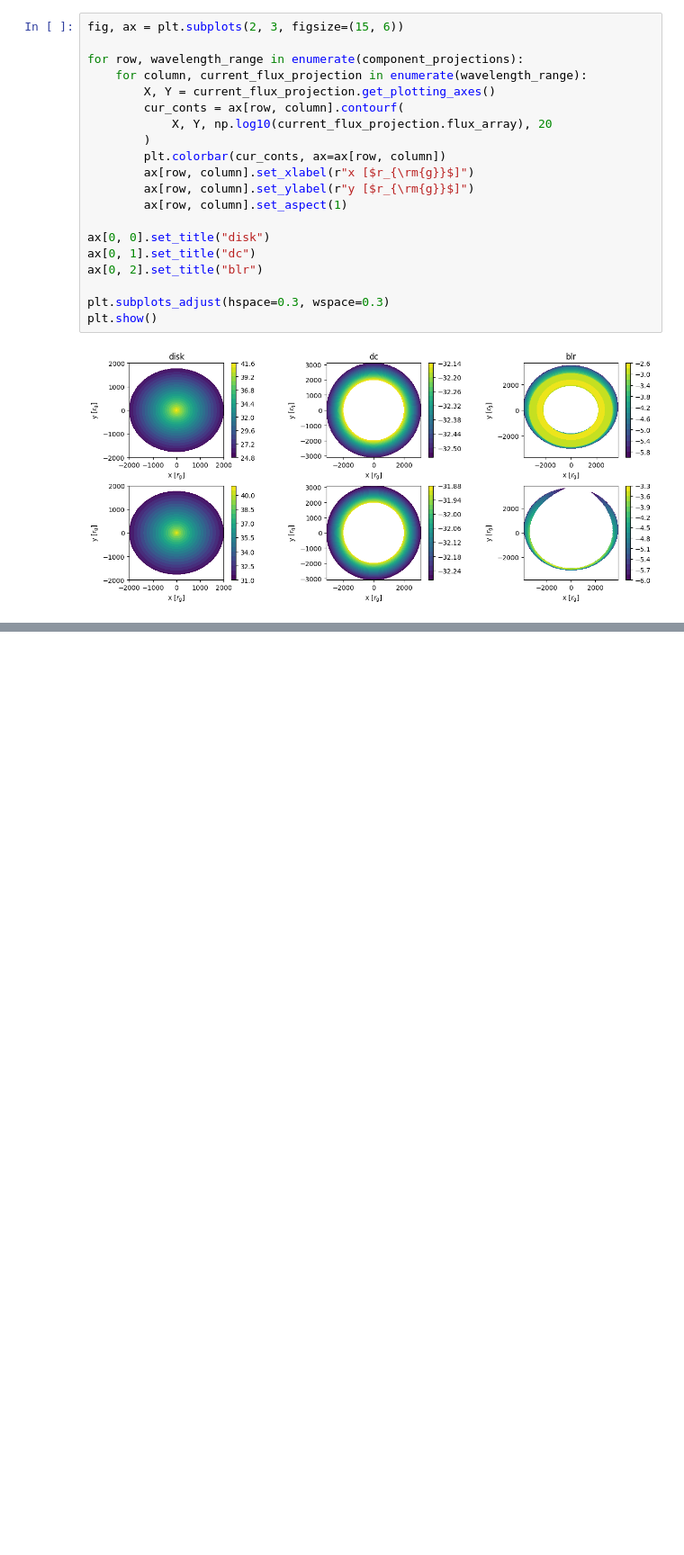
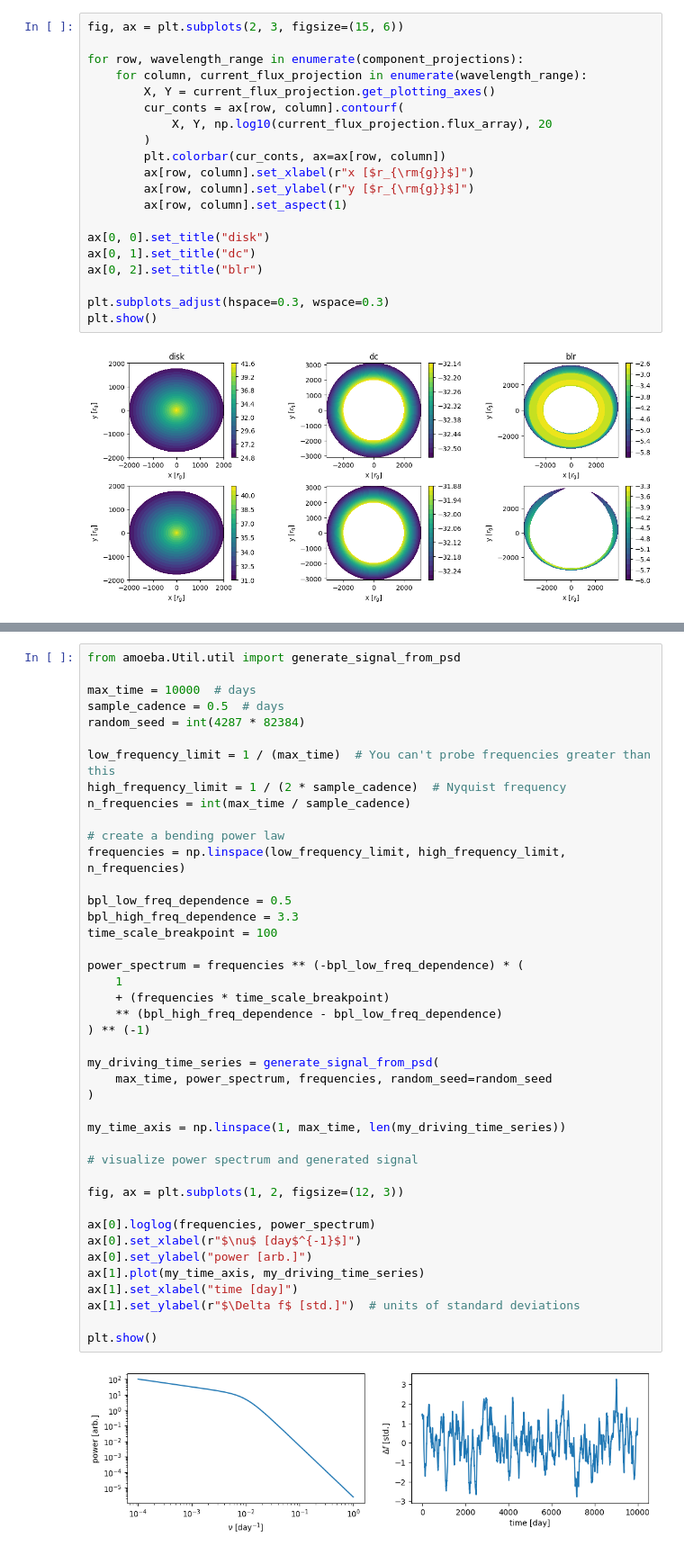
Before and after one commit to Henry-Best-01/Amoeba, a Jupyter notebook: amoeba/Notebooks/The_AGN.ipynb, the cells around one changed output, grey strips where cells are left out. Shown at 90% size. Drawn from its saved outputs; the diff is of its cells as text; blank space fills up the shorter version.

```diff
--- a/amoeba/Notebooks/The_AGN.ipynb
+++ b/amoeba/Notebooks/The_AGN.ipynb
@@ -488,0 +490,44 @@ plt.show()
+# %%
+from amoeba.Util.util import generate_signal_from_psd
+
+max_time = 10000  # days
+sample_cadence = 0.5  # days
+random_seed = int(4287 * 82384)
+
+low_frequency_limit = 1 / (max_time)  # You can't probe frequencies greater than this
+high_frequency_limit = 1 / (2 * sample_cadence)  # Nyquist frequency
+n_frequencies = int(max_time / sample_cadence)
+
+# create a bending power law
+frequencies = np.linspace(low_frequency_limit, high_frequency_limit, n_frequencies)
+
+bpl_low_freq_dependence = 0.5
+bpl_high_freq_dependence = 3.3
+time_scale_breakpoint = 100
+
+power_spectrum = frequencies ** (-bpl_low_freq_dependence) * (
+    1
+    + (frequencies * time_scale_breakpoint)
+    ** (bpl_high_freq_dependence - bpl_low_freq_dependence)
+) ** (-1)
+
+my_driving_time_series = generate_signal_from_psd(
+    max_time, power_spectrum, frequencies, random_seed=random_seed
+)
+
+my_time_axis = np.linspace(1, max_time, len(my_driving_time_series))
+
+# visualize power spectrum and generated signal
+
+fig, ax = plt.subplots(1, 2, figsize=(12, 3))
+
+ax[0].loglog(frequencies, power_spectrum)
+ax[0].set_xlabel(r"$\nu$ [day$^{-1}$]")
+ax[0].set_ylabel("power [arb.]")
+ax[1].plot(my_time_axis, my_driving_time_series)
+ax[1].set_xlabel("time [day]")
+ax[1].set_ylabel(r"$\Delta f$ [std.]")  # units of standard deviations
+
+plt.show()
+# %% [output]
+[figure, added]
```
Also changed, not shown: parts of 23 cells of this notebook, 2 other files.
